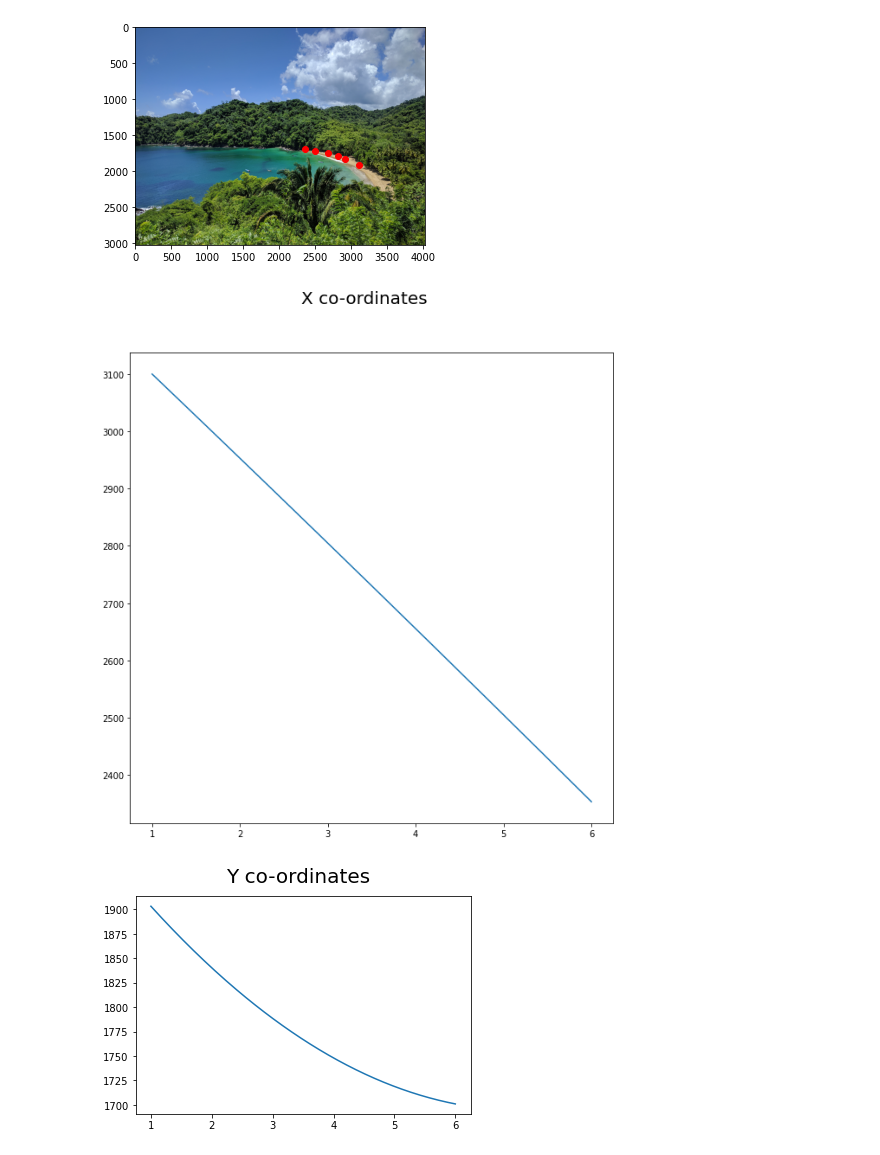
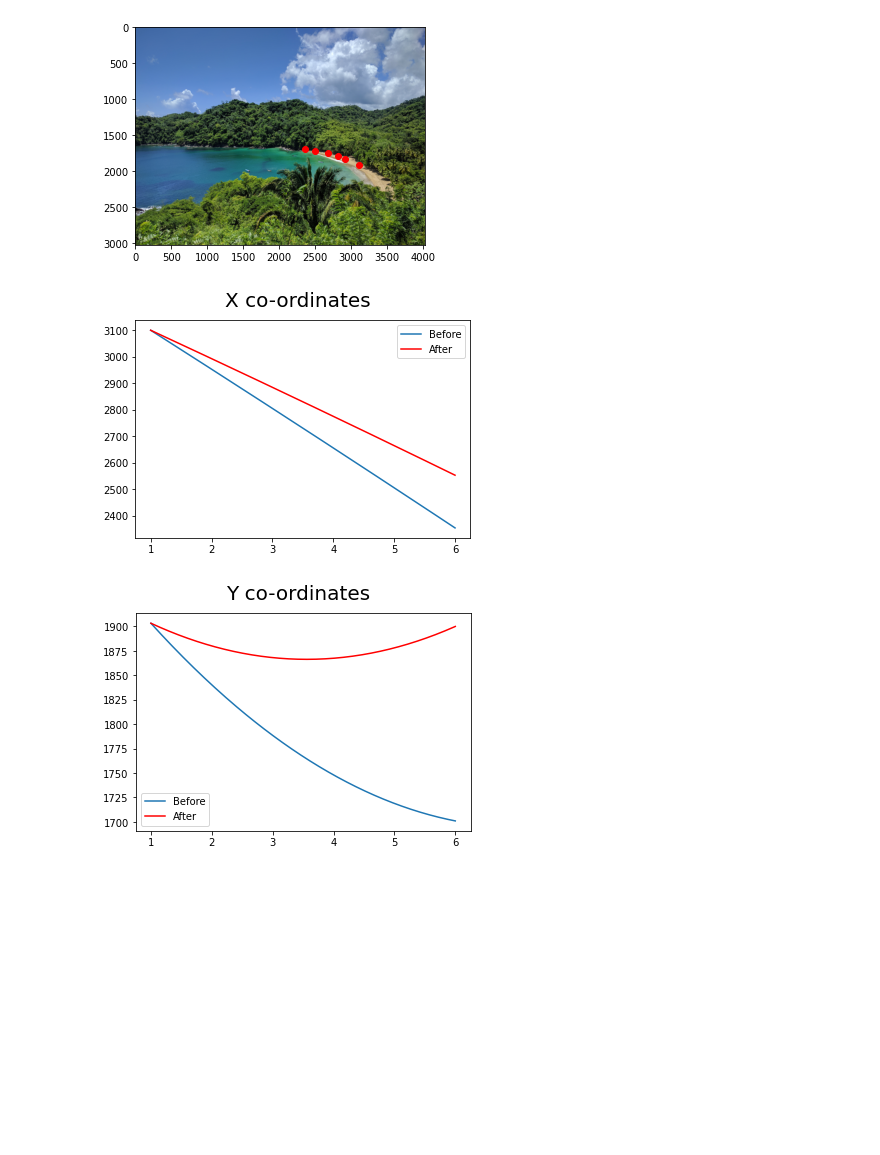
Before and after one commit to longeo/ImageWarpingPDEs, a Jupyter notebook: image_warper_opencv.ipynb, the cells around one changed output. Saved outputs shown, nothing was run; the diff lists cells and outputs as text; code cells hidden in the pictures; blank space fills up the shorter version.

```diff
--- a/image_warper_opencv.ipynb
+++ b/image_warper_opencv.ipynb
@@ -58,18 +58,29 @@ coefficients_y = np.polyfit(t, sl_y, 2);
 p_y = np.poly1d(coefficients_y);
 # %%
 # Plot x and y coordinates as parametrix equations
-t = np.linspace(1, 6, 200)
+n=200
+offset = 1;
+t = np.linspace(1, 6, n)
+
+# Calculate spline coordinates after shrink
+Xp = p_x(t)+(offset * np.arange(n))
+Yp = p_y(t)+(offset * np.arange(n))
 
 fig = plt.figure()
-plt.plot(t, p_x(t), '-')
+plt.plot(t, p_x(t), '-', label='Before')
+plt.plot(t, Xp, '-', label='After', color='red')
 
 fig.suptitle('X co-ordinates', fontsize=20)
+plt.legend()
 plt.show()
 
 fig = plt.figure()
-plt.plot(t, p_y(t), '-')
+plt.plot(t, p_y(t), '-', label='Before')
+plt.plot(t, Yp, '-', label='After', color='red')
+
 fig.suptitle('Y co-ordinates', fontsize=20)
+plt.legend()
 plt.show()
 # %% [output]
-[figure, old version]
+[figure, new version]
-[figure, old version]
+[figure, new version]
```
Also changed, not shown: parts of 6 cells of this notebook.
